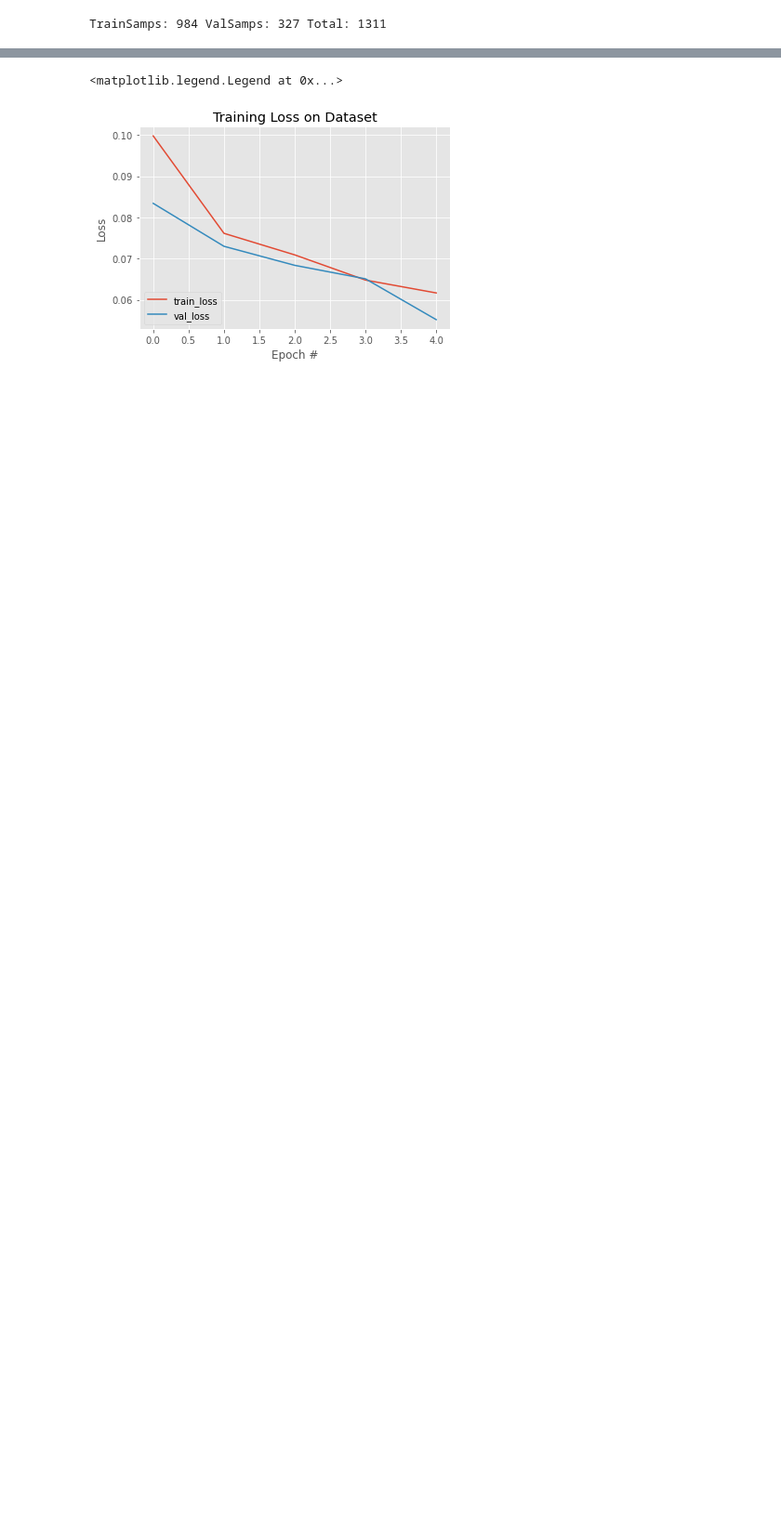
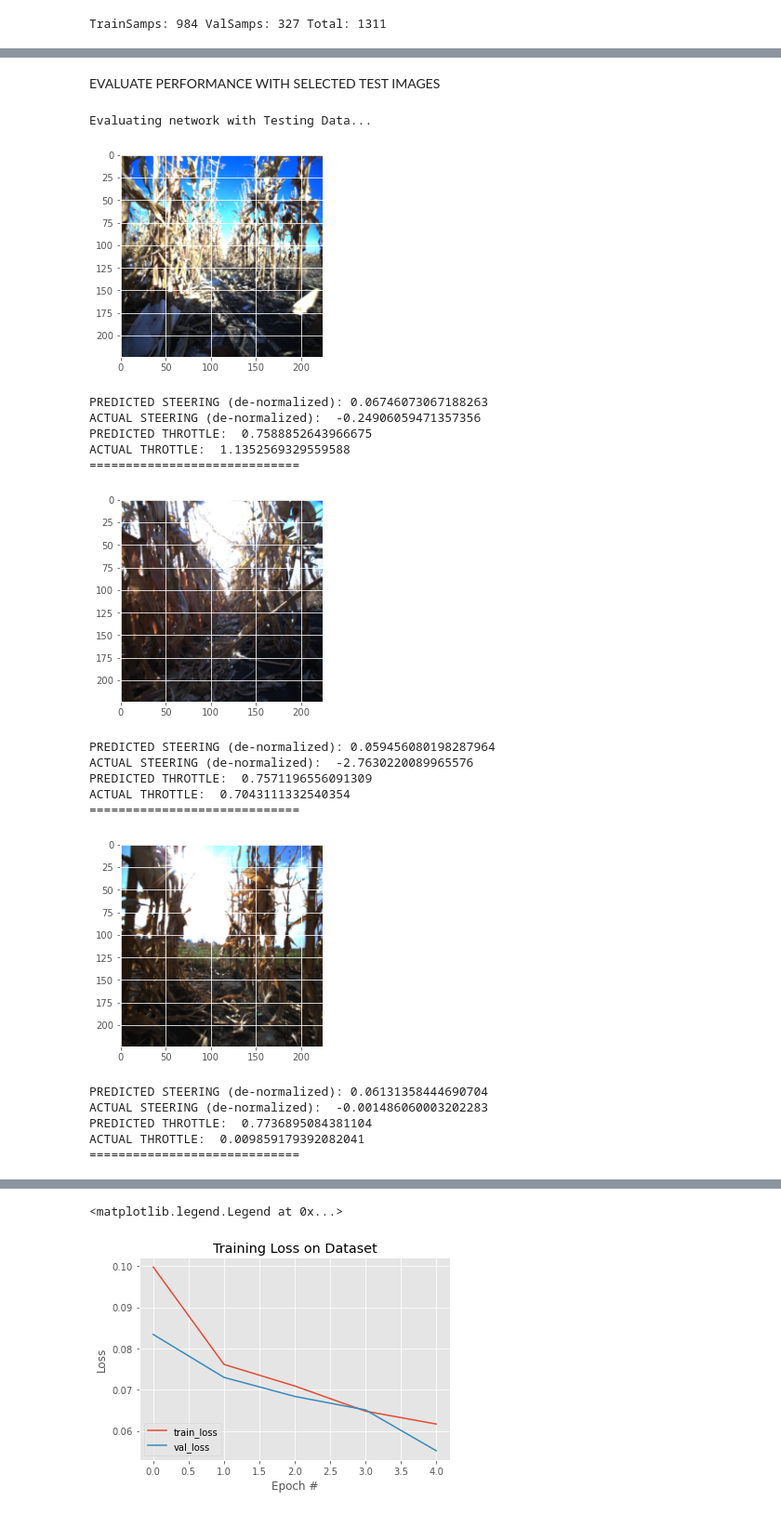
Before and after one commit to natbut/me592-robotics-project, a Jupyter notebook: IntraRow_Navigation_CNN.ipynb, the cells around one changed output, grey strips where cells are left out. Shown at 93% size. Cells and saved outputs as stored; diff of their text form; code cells hidden in the pictures; blank space fills up the shorter version.

```diff
--- a/IntraRow_Navigation_CNN.ipynb
+++ b/IntraRow_Navigation_CNN.ipynb
@@ -467,0 +492,62 @@ Evaluation Complete
+# %% [markdown]
+EVALUATE PERFORMANCE WITH SELECTED TEST IMAGES
+# %%
+import torch
+import torchvision
+from PIL import Image
+# !pip install torchvision
+from torchvision import datasets, transforms
+# from torchvision import datapoints
+
+print("Evaluating network with Testing Data...")
+
+PATH = "basic_model.pt"
+NUM_SAMPLES = 5
+
+#Load saved model
+model = torch.load(PATH)
+torch.no_grad()
+model.eval()
+
+#Load Random Image
+single_test_loader = DataLoader(test_data, batch_size=1, shuffle=True)
+
+ct = 1;
+for inputs, labels in single_test_loader:
+    pred = model(inputs)
+
+    img = np.transpose(inputs[0], (1, 2, 0))
+    plt.imshow(img)
+    plt.show()
+    # print(labels)
+
+    print("PREDICTED STEERING (de-normalized):", pred[0,0].item())
+    print("ACTUAL STEERING (de-normalized): ", labels[0,0].item())
+    print("PREDICTED THROTTLE: ", pred[0,1].item())
+    print("ACTUAL THROTTLE: ", labels[0,1].item())
+    print("=============================")
+
+    if ct == NUM_SAMPLES: break
+    ct += 1
+
+print("Evaluation Complete")
+# %% [output]
+Evaluating network with Testing Data...
+[figure, added]
+PREDICTED STEERING (de-normalized): 0.06746073067188263
+ACTUAL STEERING (de-normalized):  -0.24906059471357356
+PREDICTED THROTTLE:  0.7588852643966675
+ACTUAL THROTTLE:  1.1352569329559588
+=============================
+[figure, added]
+PREDICTED STEERING (de-normalized): 0.059456080198287964
+ACTUAL STEERING (de-normalized):  -2.7630220089965576
+PREDICTED THROTTLE:  0.7571196556091309
+ACTUAL THROTTLE:  0.7043111332540354
+=============================
+[figure, added]
+PREDICTED STEERING (de-normalized): 0.06131358444690704
+ACTUAL STEERING (de-normalized):  -0.001486060003202283
+PREDICTED THROTTLE:  0.7736895084381104
+ACTUAL THROTTLE:  0.009859179392082041
+=============================
```
Also changed, not shown: parts of 17 cells of this notebook.
